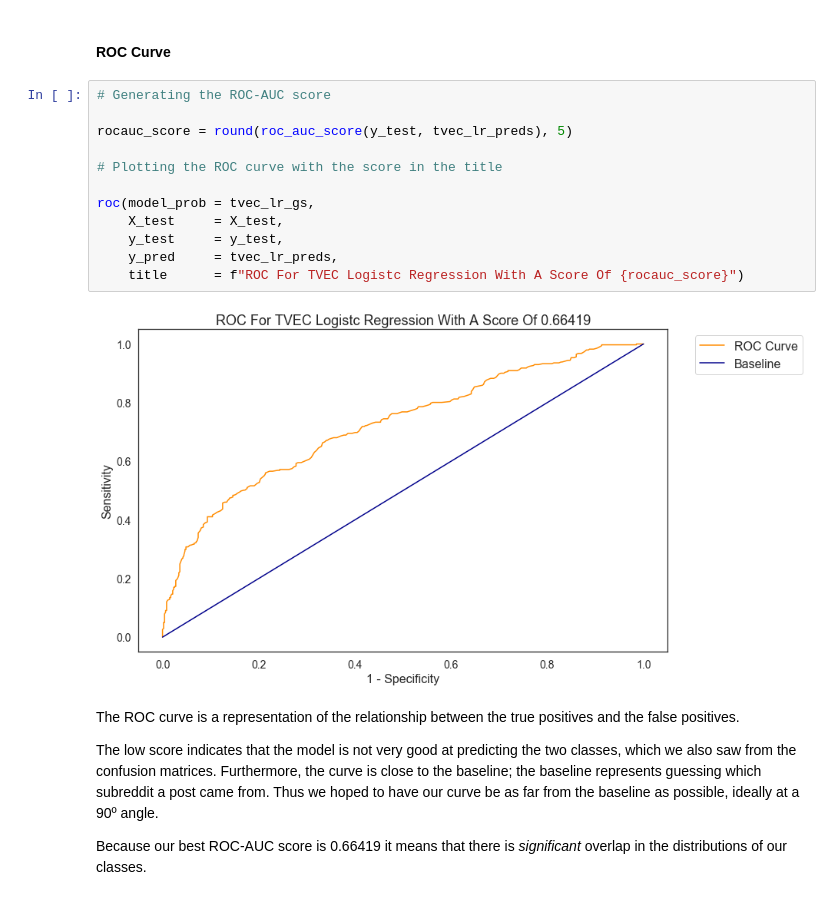
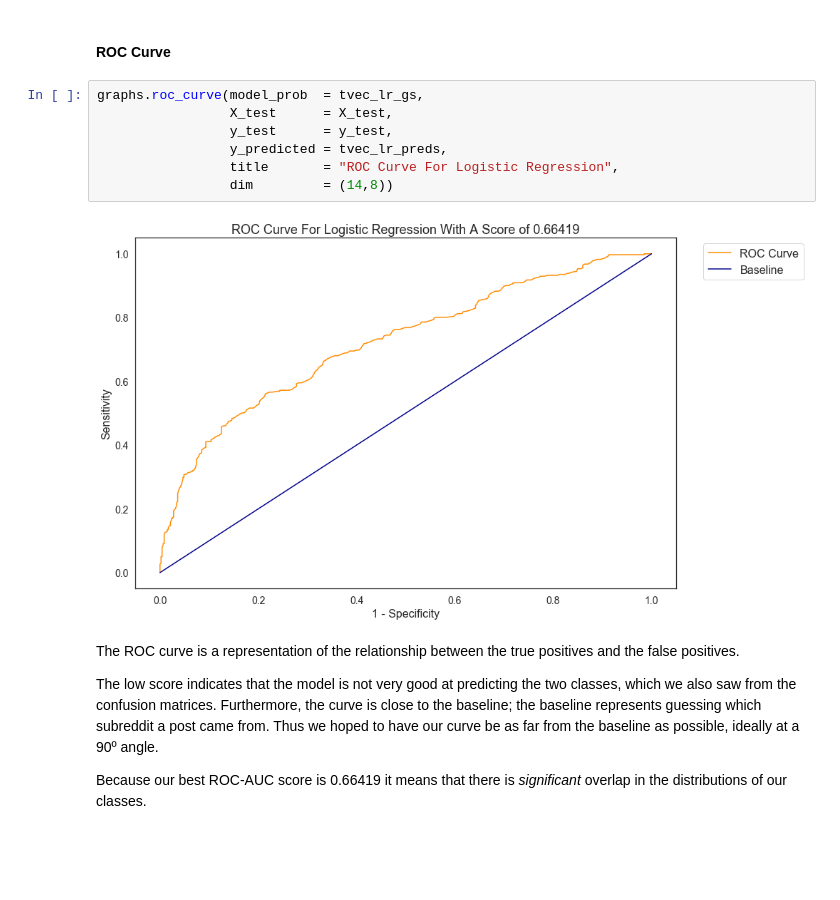
Before and after one commit to a-bergman/Reddit-Post-Classification, a Jupyter notebook: Code/Preprocessing & Modeling.ipynb, the cells around one changed output. Saved outputs shown, nothing was run; the diff lists cells and outputs as text; blank space fills up the shorter version.

```diff
--- a/Code/Preprocessing & Modeling.ipynb
+++ b/Code/Preprocessing & Modeling.ipynb
@@ -1279,19 +1123,14 @@ As mentioned above, `specificity` is the how many negative predictions were corr
 # %% [markdown]
 #### ROC Curve
-# %%
-# Generating the ROC-AUC score
-
-rocauc_score = round(roc_auc_score(y_test, tvec_lr_preds), 5)
-
-# Plotting the ROC curve with the score in the title
-
-roc(model_prob = tvec_lr_gs,
-    X_test     = X_test,
-    y_test     = y_test,
-    y_pred     = tvec_lr_preds,
-    title      = f"ROC For TVEC Logistc Regression With A Score Of {rocauc_score}")
-# %% [output]
-[figure, removed]
+# %%
+graphs.roc_curve(model_prob  = tvec_lr_gs,
+                 X_test      = X_test,
+                 y_test      = y_test,
+                 y_predicted = tvec_lr_preds,
+                 title       = "ROC Curve For Logistic Regression",
+                 dim         = (14,8))
+# %% [output]
+[figure, added]
 # %% [markdown]
 The ROC curve is a representation of the relationship between the true positives and the false positives.
 
```
Also changed, not shown: parts of 51 cells of this notebook, 2 other files.
